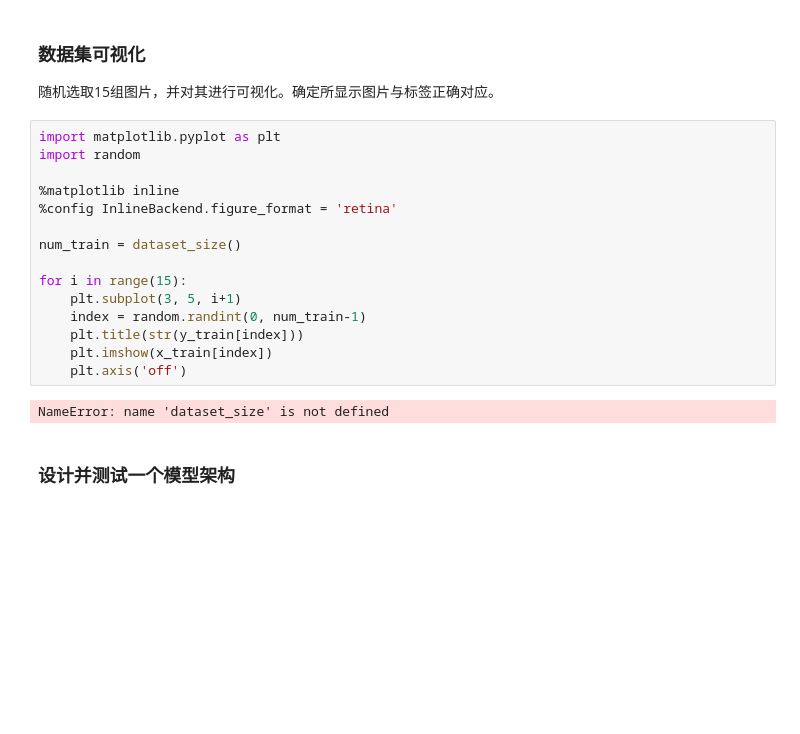
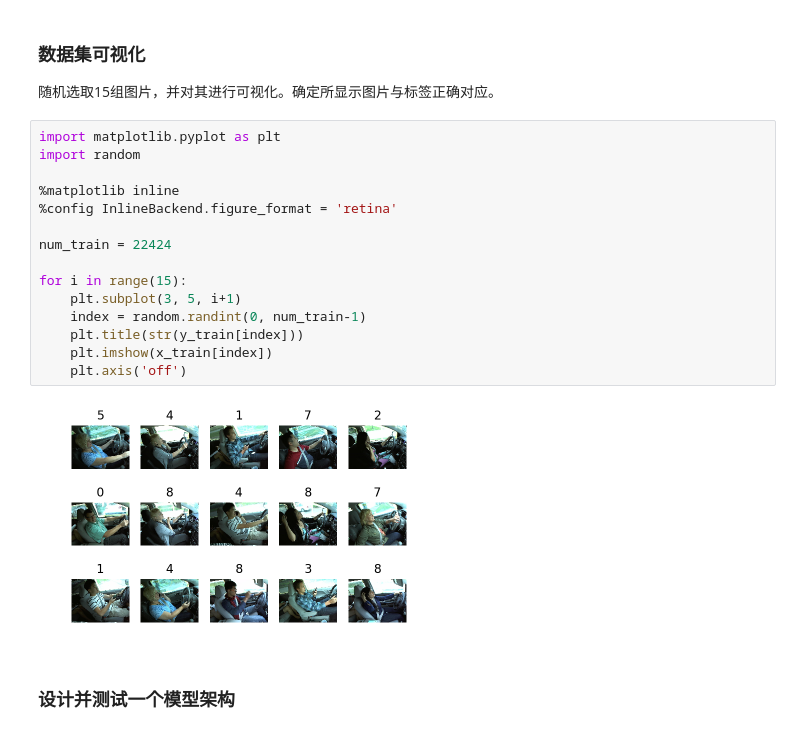
Before and after one commit to Wanxuan/BigProject, a Jupyter notebook: Version1.ipynb, the cells around one changed output. Drawn from its saved outputs; the diff is of its cells as text; blank space fills up the shorter version.

```diff
--- a/Version1.ipynb
+++ b/Version1.ipynb
@@ -91,20 +89,20 @@ print(y_train.shape)
 # %%
 import matplotlib.pyplot as plt
 import random
 
 %matplotlib inline
 %config InlineBackend.figure_format = 'retina'
 
-num_train = dataset_size()
+num_train = 22424
 
 for i in range(15):
     plt.subplot(3, 5, i+1)
     index = random.randint(0, num_train-1)
     plt.title(str(y_train[index]))
     plt.imshow(x_train[index])
     plt.axis('off')
 # %% [output]
-NameError: name 'dataset_size' is not defined
+[figure, added]
 # %% [markdown]
 ### 设计并测试一个模型架构
 # %%
```
Also changed, not shown: parts of 2 cells of this notebook.
